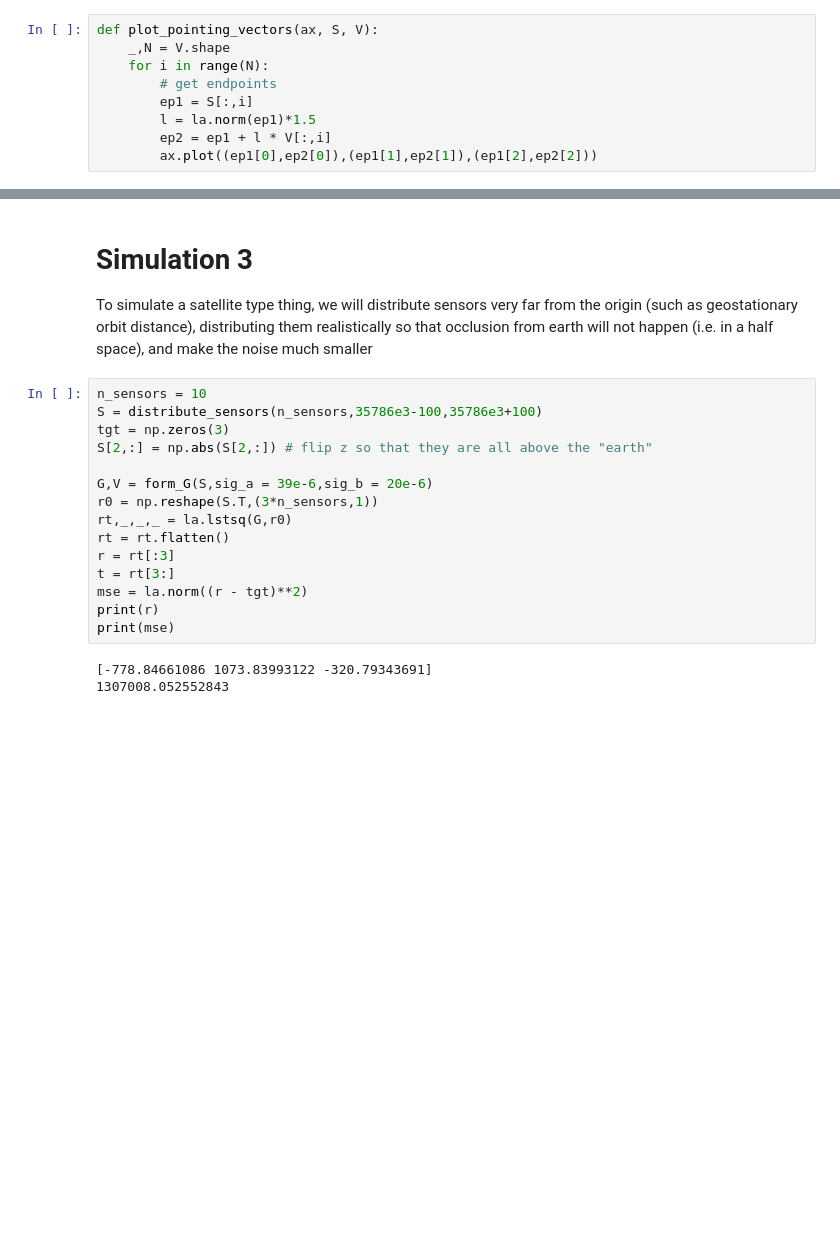
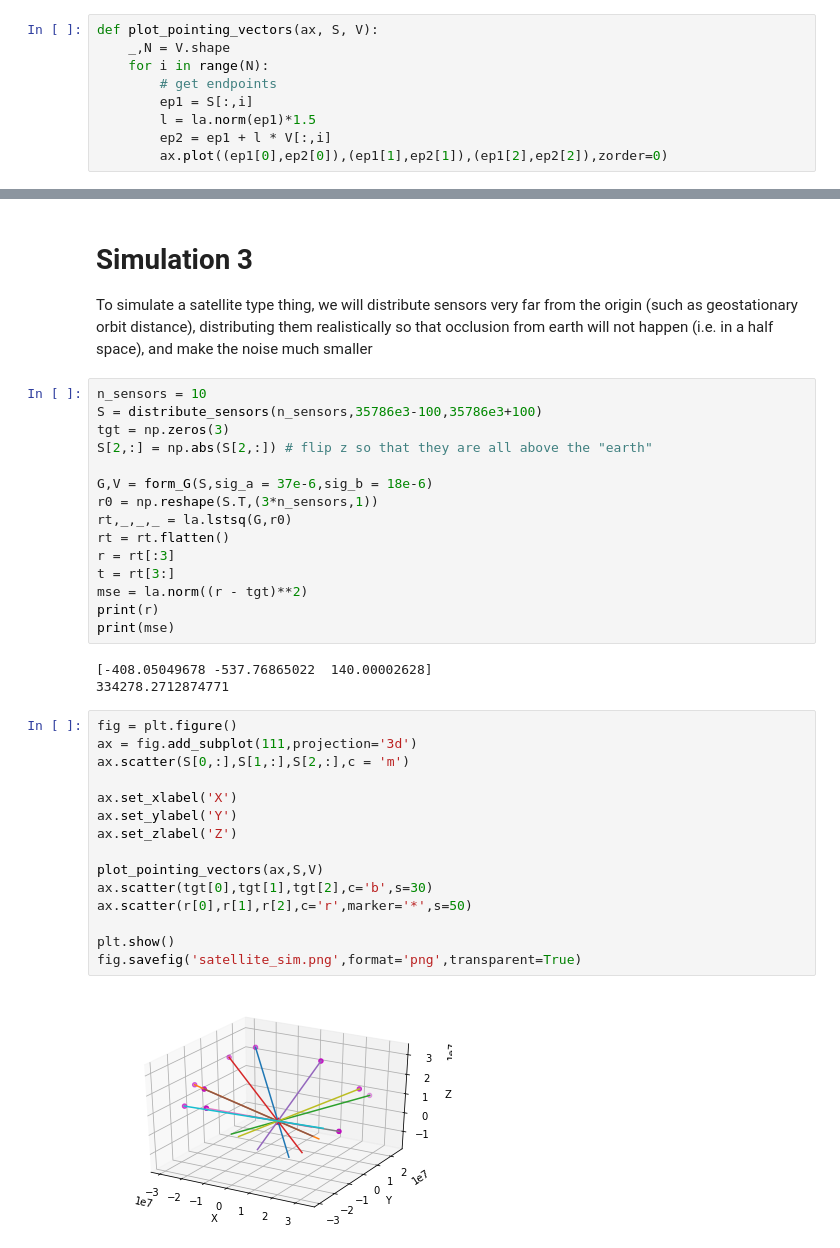
Before and after one commit to andylai2/Nball-triangulation, a Jupyter notebook: ILS_ahnaf.ipynb, the cells around one changed output, grey strips where cells are left out. Cells and saved outputs as stored; diff of their text form; blank space fills up the shorter version.

```diff
--- a/ILS_ahnaf.ipynb
+++ b/ILS_ahnaf.ipynb
@@ -73,7 +73,7 @@ def plot_pointing_vectors(ax, S, V):
         ep1 = S[:,i]
         l = la.norm(ep1)*1.5
         ep2 = ep1 + l * V[:,i]
-        ax.plot((ep1[0],ep2[0]),(ep1[1],ep2[1]),(ep1[2],ep2[2]))
+        ax.plot((ep1[0],ep2[0]),(ep1[1],ep2[1]),(ep1[2],ep2[2]),zorder=0)
 # %%
 def distribute_sensors(n_sensors,lb=5,ub=15):
     '''
@@ -301,7 +301,7 @@ S = distribute_sensors(n_sensors,35786e3-100,35786e3+100)
 tgt = np.zeros(3)
 S[2,:] = np.abs(S[2,:]) # flip z so that they are all above the "earth"
 
-G,V = form_G(S,sig_a = 39e-6,sig_b = 20e-6)
+G,V = form_G(S,sig_a = 37e-6,sig_b = 18e-6)
 r0 = np.reshape(S.T,(3*n_sensors,1))
 rt,_,_,_ = la.lstsq(G,r0)
 rt = rt.flatten()
@@ -311,5 +311,22 @@ mse = la.norm((r - tgt)**2)
 print(r)
 print(mse)
 # %% [output]
-[-778.84661086 1073.83993122 -320.79343691]
-1307008.052552843
+[-408.05049678 -537.76865022  140.00002628]
+334278.2712874771
+# %%
+fig = plt.figure()
+ax = fig.add_subplot(111,projection='3d')
+ax.scatter(S[0,:],S[1,:],S[2,:],c = 'm')
+
+ax.set_xlabel('X')
+ax.set_ylabel('Y')
+ax.set_zlabel('Z')
+
+plot_pointing_vectors(ax,S,V)
+ax.scatter(tgt[0],tgt[1],tgt[2],c='b',s=30)
+ax.scatter(r[0],r[1],r[2],c='r',marker='*',s=50)
+
+plt.show()
+fig.savefig('satellite_sim.png',format='png',transparent=True)
+# %% [output]
+[figure, added]
```
Also changed, not shown: parts of 12 cells of this notebook, 3 other files.
